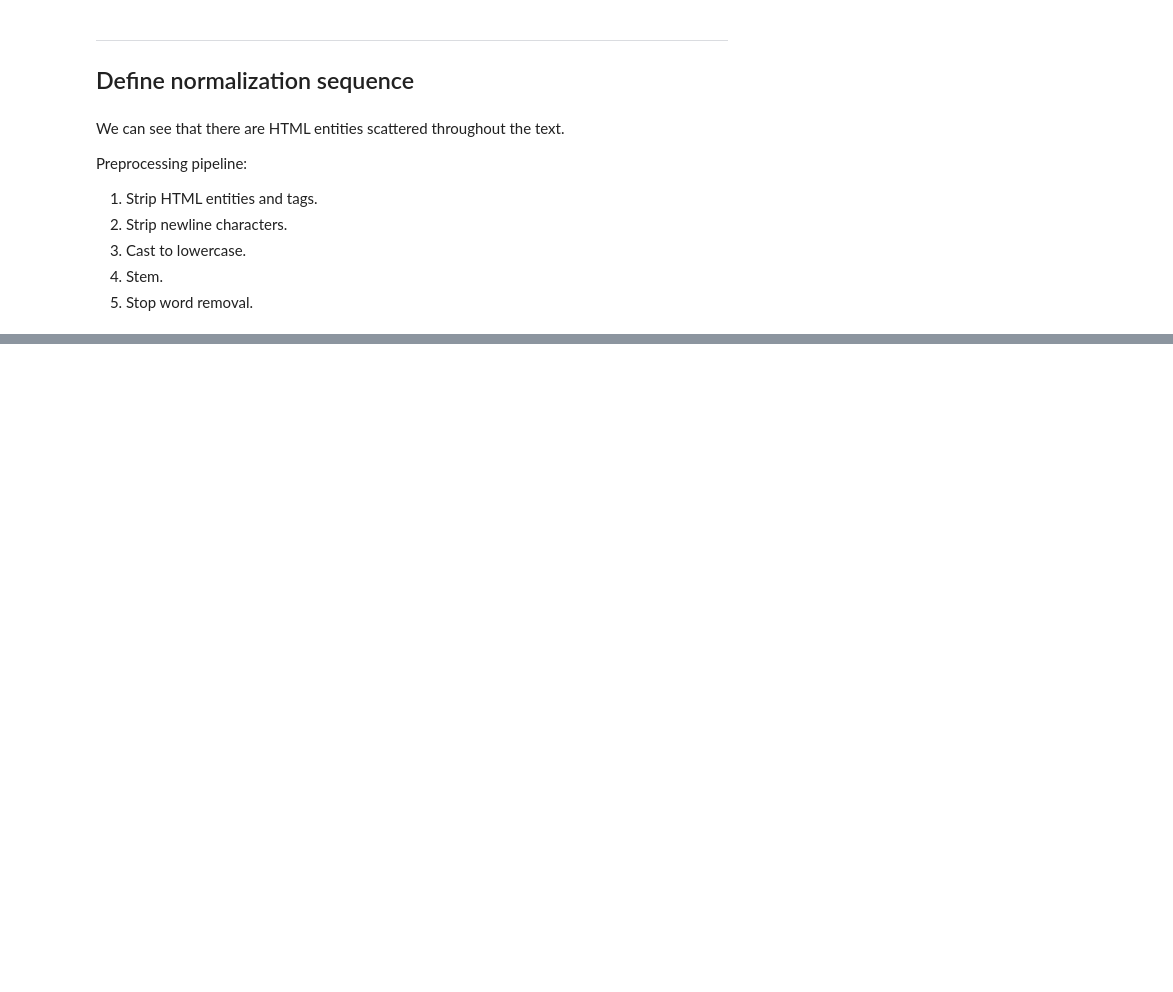
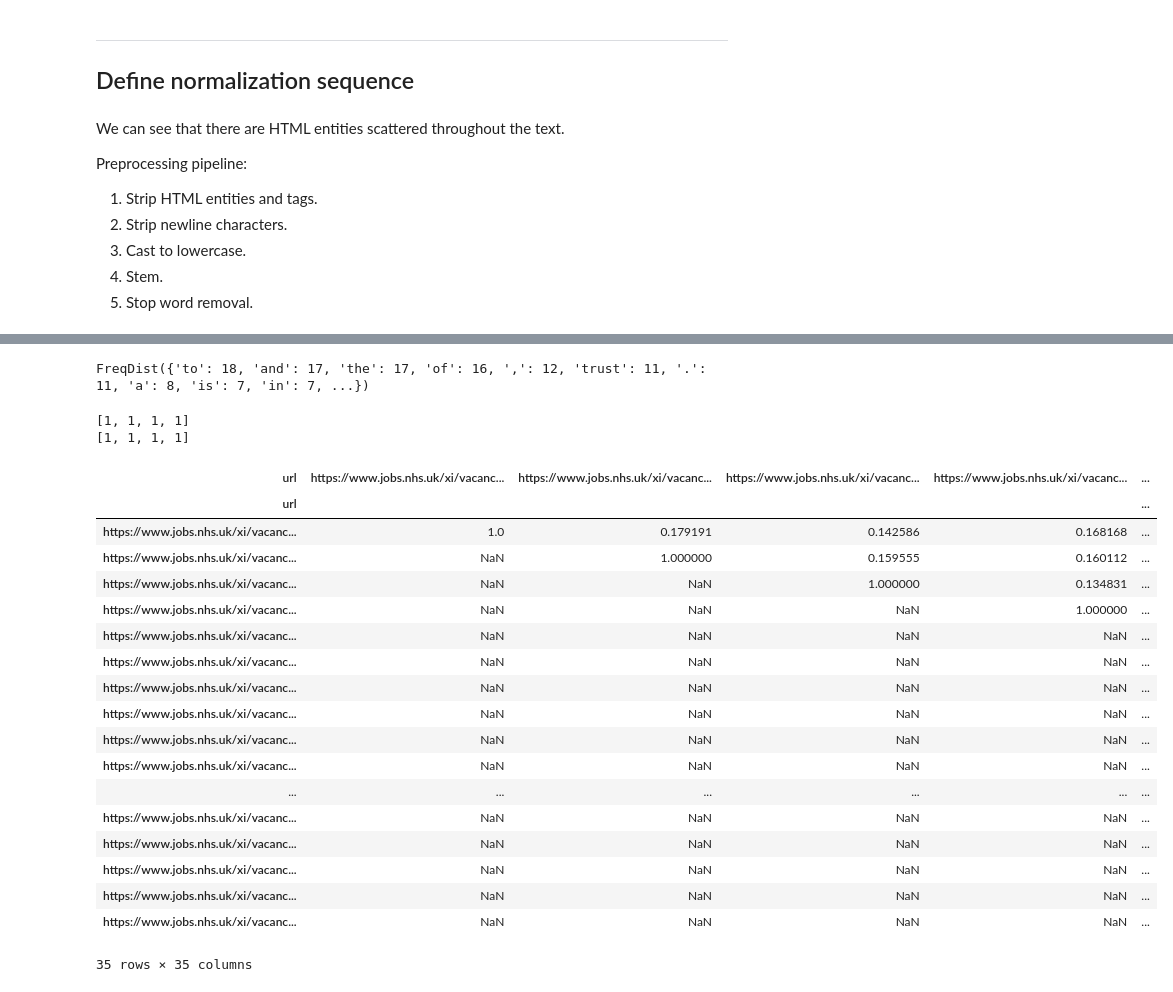
Before and after one commit to stochastictalk/wmchack, a Jupyter notebook: scripts/job_description_analysis.ipynb, the cells around one changed output, grey strips where cells are left out. Drawn from its saved outputs; the diff is of its cells as text; code cells hidden in the pictures; blank space fills up the shorter version.

Commit message:
Include visualizations of keyword frequencies, keyword correlations, and jacard indices

```diff
--- a/scripts/job_description_analysis.ipynb
+++ b/scripts/job_description_analysis.ipynb
@@ -87,7 +91,9 @@ memory usage: 33.4 MB
 
 ## Identify 'analyst' jobs for later reference
 # %%
-df[['title', 'url']][df['title'].str.contains('Analyst')]
+mask_analyst = df['title'].str.contains('Analyst').values
+
+df[['title', 'url']][mask_analyst]
 # %% [output]
 |  | title | url |
 | 255 | Transformation and Integration Ma... | https://www.jobs.nhs.uk/xi/vacanc... |
@@ -182,0 +209,13 @@ dtype: int64
+# %%
+fd
+# %% [output]
+FreqDist({'to': 18, 'and': 17, 'the': 17, 'of': 16, ',': 12, 'trust': 11, '.': 11, 'a': 8, 'is': 7, 'in': 7, ...})
+# %%
+a = 1
+b = [a]*4
+print(b)
+a = 2
+print(b)
+# %% [output]
+[1, 1, 1, 1]
+[1, 1, 1, 1]
@@ -182,0 +224,35 @@ dtype: int64
+# %%
+# measure similarity between descriptions using set diversity metrics
+
+def jacard_index(text_1, text_2):
+    return(len(set(text_1).intersection(set(text_2)))/len(set(text_1).union(set(text_2))))
+
+def get_jacard_index_matrix(df_text: pd.DataFrame):
+    df_jac = pd.DataFrame(np.nan, index=df_text.index, columns=df_text.index)
+    n = df_text.shape[0]
+    for i, j in combinations_with_replacement(range(n), 2):
+        df_jac.iloc[i, j] = jacard_index(df_text.iloc[i, 0],
+                                         df_text.iloc[j, 0])
+    return(df_jac)
+# %%
+get_jacard_index_matrix(df_text[mask_analyst])
+# %% [output]
+| url | https://www.jobs.nhs.uk/xi/vacanc... | https://www.jobs.nhs.uk/xi/vacanc... | https://www.jobs.nhs.uk/xi/vacanc... | https://www.jobs.nhs.uk/xi/vacanc... | ... |
+| url |  |  |  |  | ... |
+| https://www.jobs.nhs.uk/xi/vacanc... | 1.0 | 0.179191 | 0.142586 | 0.168168 | ... |
+| https://www.jobs.nhs.uk/xi/vacanc... | NaN | 1.000000 | 0.159555 | 0.160112 | ... |
+| https://www.jobs.nhs.uk/xi/vacanc... | NaN | NaN | 1.000000 | 0.134831 | ... |
+| https://www.jobs.nhs.uk/xi/vacanc... | NaN | NaN | NaN | 1.000000 | ... |
+| https://www.jobs.nhs.uk/xi/vacanc... | NaN | NaN | NaN | NaN | ... |
+| https://www.jobs.nhs.uk/xi/vacanc... | NaN | NaN | NaN | NaN | ... |
+| https://www.jobs.nhs.uk/xi/vacanc... | NaN | NaN | NaN | NaN | ... |
+| https://www.jobs.nhs.uk/xi/vacanc... | NaN | NaN | NaN | NaN | ... |
+| https://www.jobs.nhs.uk/xi/vacanc... | NaN | NaN | NaN | NaN | ... |
+| https://www.jobs.nhs.uk/xi/vacanc... | NaN | NaN | NaN | NaN | ... |
+| ... | ... | ... | ... | ... | ... |
+| https://www.jobs.nhs.uk/xi/vacanc... | NaN | NaN | NaN | NaN | ... |
+| https://www.jobs.nhs.uk/xi/vacanc... | NaN | NaN | NaN | NaN | ... |
+| https://www.jobs.nhs.uk/xi/vacanc... | NaN | NaN | NaN | NaN | ... |
+| https://www.jobs.nhs.uk/xi/vacanc... | NaN | NaN | NaN | NaN | ... |
+| https://www.jobs.nhs.uk/xi/vacanc... | NaN | NaN | NaN | NaN | ... |
+35 rows × 35 columns
```
Also changed, not shown: parts of 10 cells of this notebook.
